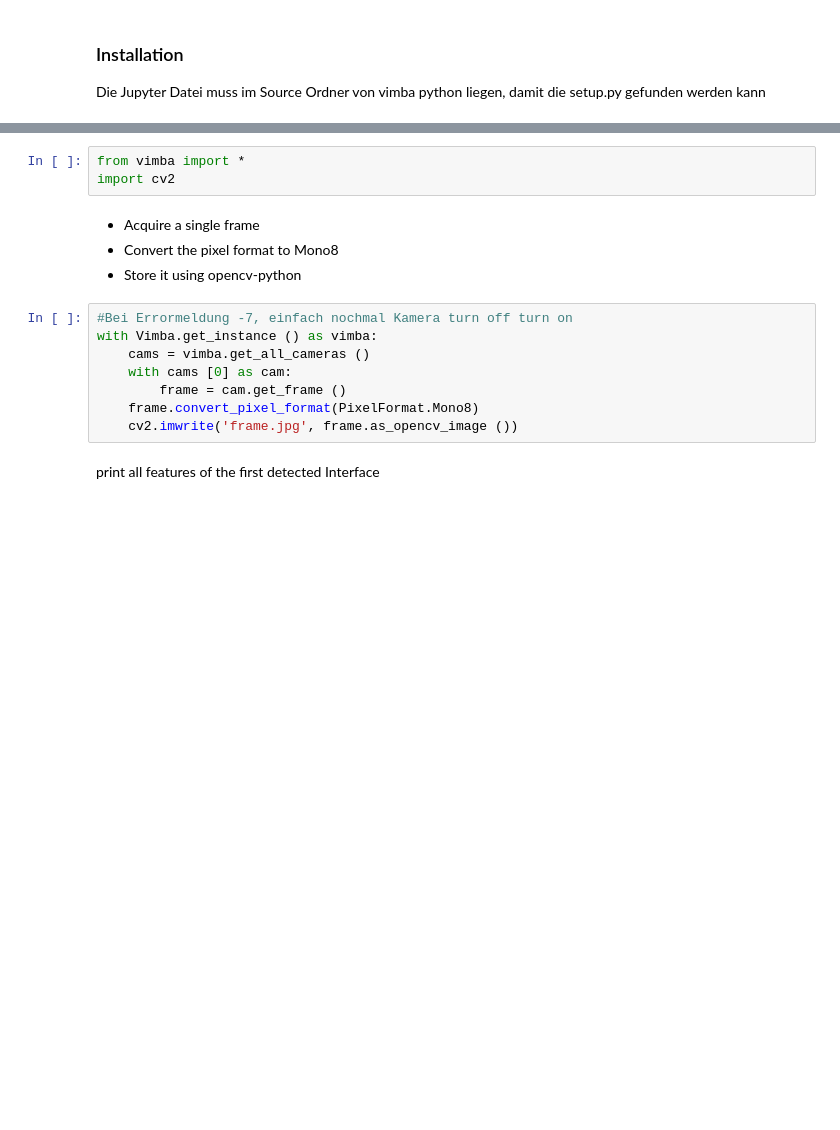
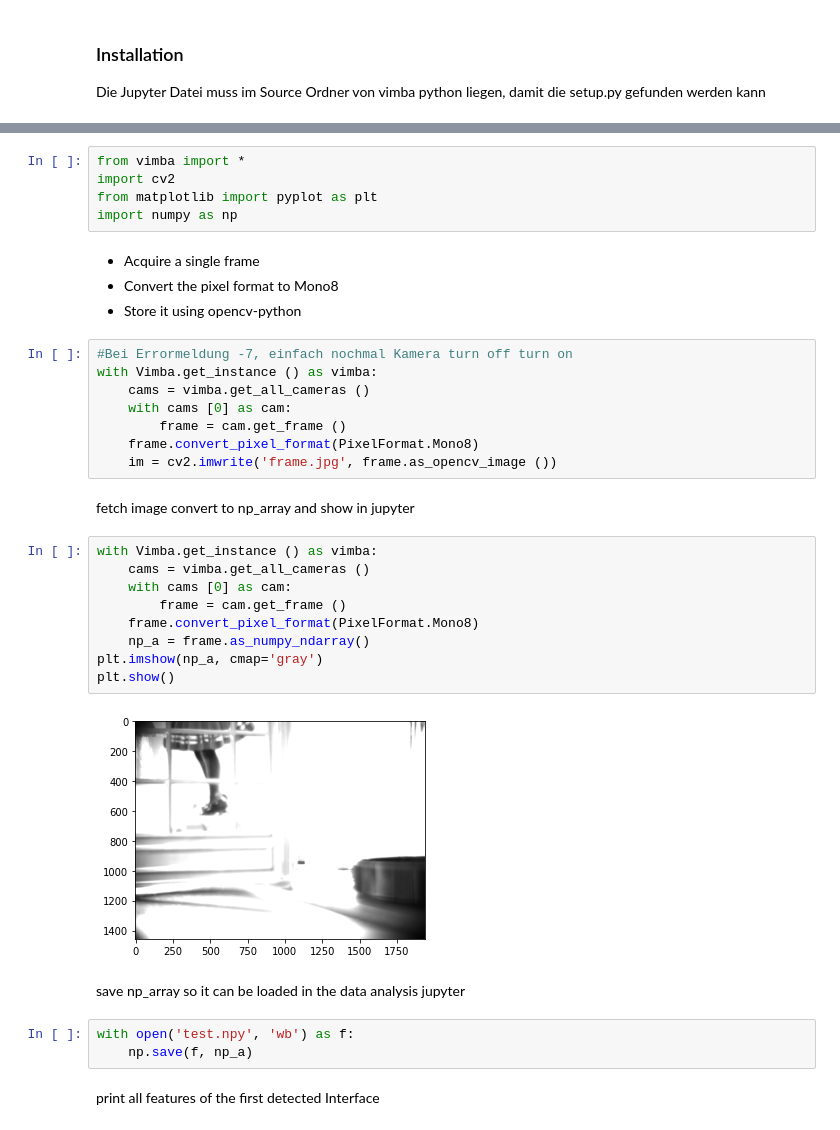
Before and after one commit to claryguru/BA_epics_camera, a Jupyter notebook: Jupiter/Camera_vimba.ipynb, the cells around one changed output, grey strips where cells are left out. Cells and saved outputs as stored; diff of their text form; blank space fills up the shorter version.

```diff
--- a/Jupiter/Camera_vimba.ipynb
+++ b/Jupiter/Camera_vimba.ipynb
@@ -32,6 +14,8 @@ Requirement already satisfied: numpy>=1.14.5 in c:\users\qdf\appdata\local\progr
 # %%
 from vimba import *
 import cv2
+from matplotlib import pyplot as plt
+import numpy as np
 # %% [markdown]
 - Acquire a single frame
 - Convert the pixel format to Mono8
@@ -43,7 +27,25 @@ with Vimba.get_instance () as vimba:
     with cams [0] as cam:
         frame = cam.get_frame ()
     frame.convert_pixel_format(PixelFormat.Mono8)
-    cv2.imwrite('frame.jpg', frame.as_opencv_image ())
+    im = cv2.imwrite('frame.jpg', frame.as_opencv_image ())
+# %% [markdown]
+fetch image convert to np_array and show in jupyter
+# %%
+with Vimba.get_instance () as vimba:
+    cams = vimba.get_all_cameras ()
+    with cams [0] as cam:
+        frame = cam.get_frame ()
+    frame.convert_pixel_format(PixelFormat.Mono8)
+    np_a = frame.as_numpy_ndarray()
+plt.imshow(np_a, cmap='gray')
+plt.show()
+# %% [output]
+[figure, added]
+# %% [markdown]
+save np_array so it can be loaded in the data analysis jupyter
+# %%
+with open('test.npy', 'wb') as f:
+    np.save(f, np_a)
 # %% [markdown]
 print all features of the first detected Interface
 # %%
```
Also changed, not shown: parts of 1 cell of this notebook, 5 other files.
